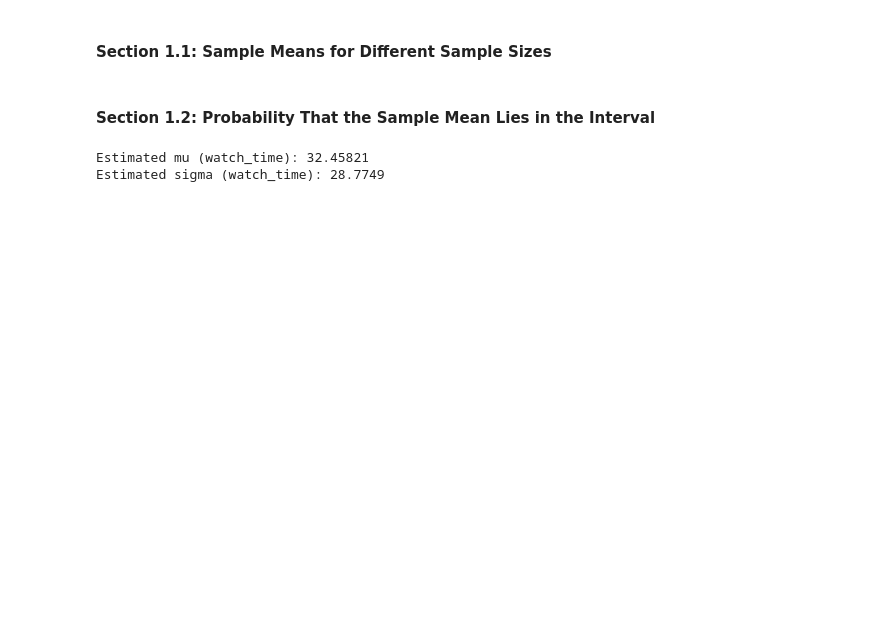
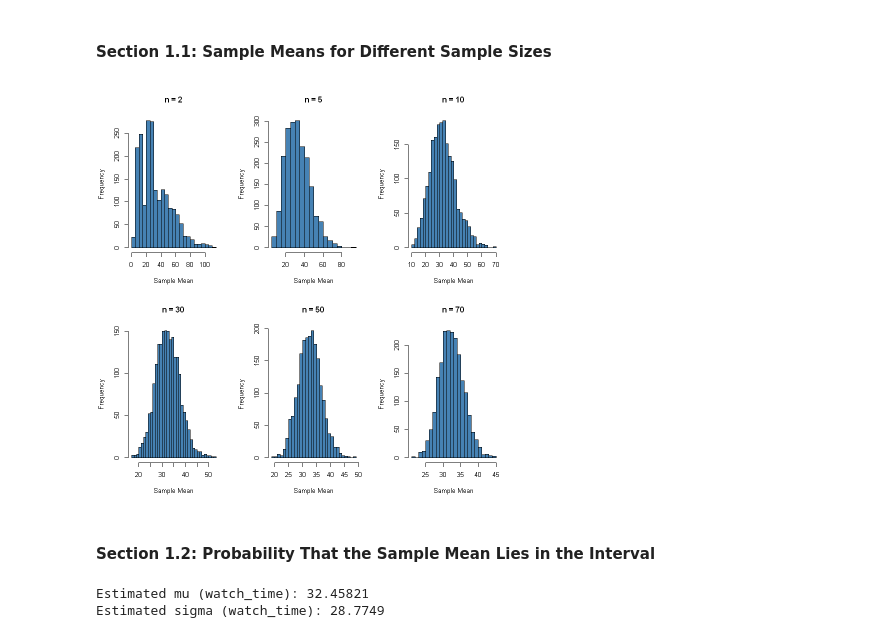
Before and after one commit to hossein-noor-ramsis/R, a Jupyter notebook: HW6/CA6.ipynb, the cells around one changed output. Cells and saved outputs as stored; diff of their text form; code cells hidden in the pictures; blank space fills up the shorter version.

```diff
--- a/HW6/CA6.ipynb
+++ b/HW6/CA6.ipynb
@@ -74,15 +93,33 @@ watch_time[watch_time > 300] <- 300
 # %% [markdown]
 #### Section 1.1: Sample Means for Different Sample Sizes
 # %%
-library(ggplot2)
-
 # Sample sizes to study
 sample_sizes <- c(2, 5, 10, 30, 50, 70)
 B <- 2000  # number of repetitions for each n
 
 # TODO: generate sample means for each n
+set.seed(123)
+sample_means <- list()
+
+for (n in sample_sizes) {
+  means <- numeric(B)
+  for (i in 1:B) {
+    means[i] <- mean(sample(watch_time, n, replace = TRUE))
+  }
+  sample_means[[as.character(n)]] <- means
+}
 
 # TODO: Plot histograms of sample means for each n
+par(mfrow = c(2, 3))
+for (n in sample_sizes) {
+  hist(sample_means[[as.character(n)]],
+       main = paste("n =", n),
+       xlab = "Sample Mean",
+       col = "steelblue",
+       breaks = 30)
+}
+# %% [output]
+[figure, added]
 # %% [markdown]
 #### Section 1.2: Probability That the Sample Mean Lies in the Interval
 # %%
```
Also changed, not shown: parts of 15 cells of this notebook, 1 other file.
